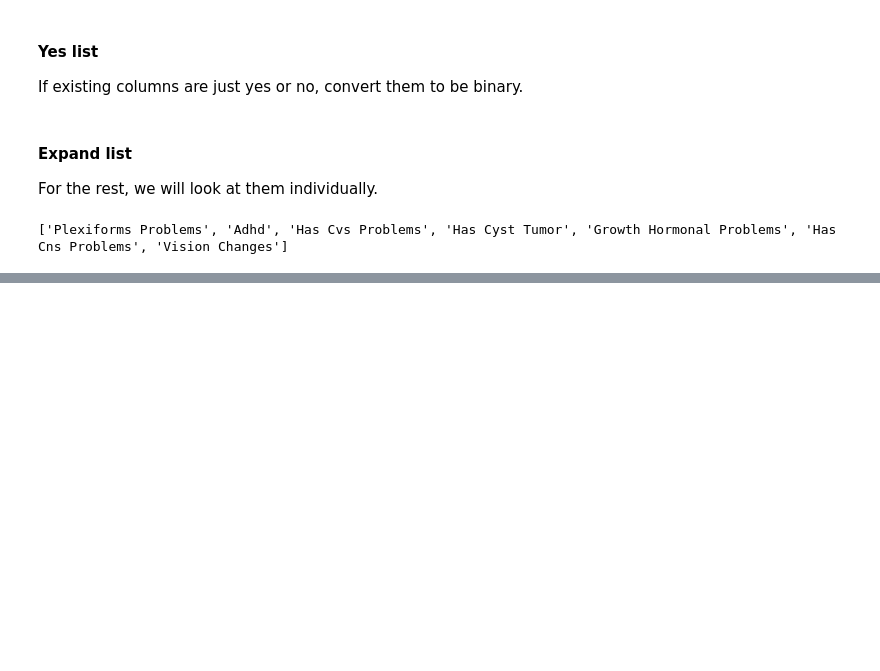
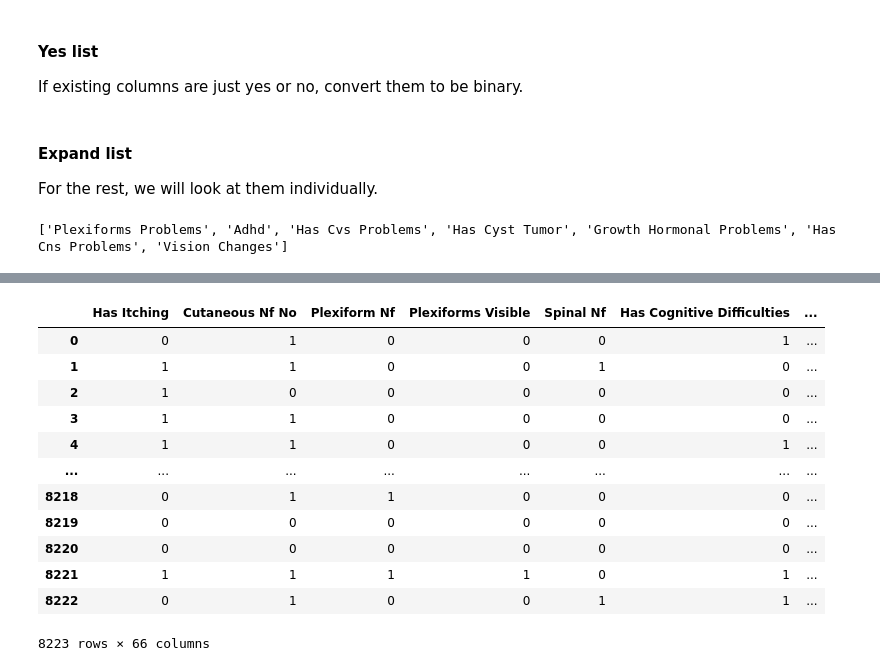
Before and after one commit to stereopickle/NF_Kids_App_PythonAPI, a Jupyter notebook: 001.Data_Prep.ipynb, the cells around one changed output, grey strips where cells are left out. Drawn from its saved outputs; the diff is of its cells as text; code cells hidden in the pictures; blank space fills up the shorter version.

Commit message:
updated initial datasets with new symptoms

```diff
--- a/001.Data_Prep.ipynb
+++ b/001.Data_Prep.ipynb
@@ -230,0 +233,12 @@ symptoms = symptoms.drop('gist', axis = 1)
+# %%
+symptoms.loc[:, 'Spots'] = np.where(symptoms['Has Spots'] + symptoms['Freckles Armpit'] + symptoms['Freckles Groin'] > 0, 1, 0)
+# %%
+symptoms = symptoms.drop(['Has Spots', 'Freckles Armpit', 'Freckles Groin'], axis = 1)
+# %%
+symptoms.loc[:, 'Heart Problem'] = np.where(symptoms['heart murmur'] + \
+                                            symptoms['heart defect'] + \
+                                            symptoms['heart valve problems'] > 0, 1, 0)
+# %%
+# adding a few more columns
+symptoms.loc[:, 'Fever'] = 0
+symptoms.loc[:, 'Nosebleed'] = 0
@@ -230,0 +312,16 @@ symptoms = symptoms.drop('gist', axis = 1)
+# %%
+symptoms.rename(columns = )
+# %% [output]
+|  | Has Itching | Cutaneous Nf No | Plexiform Nf | Plexiforms Visible | Spinal Nf | Has Cognitive Difficulties | ... |
+| 0 | 0 | 1 | 0 | 0 | 0 | 1 | ... |
+| 1 | 1 | 1 | 0 | 0 | 1 | 0 | ... |
+| 2 | 1 | 0 | 0 | 0 | 0 | 0 | ... |
+| 3 | 1 | 1 | 0 | 0 | 0 | 0 | ... |
+| 4 | 1 | 1 | 0 | 0 | 0 | 1 | ... |
+| ... | ... | ... | ... | ... | ... | ... | ... |
+| 8218 | 0 | 1 | 1 | 0 | 0 | 0 | ... |
+| 8219 | 0 | 0 | 0 | 0 | 0 | 0 | ... |
+| 8220 | 0 | 0 | 0 | 0 | 0 | 0 | ... |
+| 8221 | 1 | 1 | 1 | 1 | 0 | 1 | ... |
+| 8222 | 0 | 1 | 0 | 0 | 1 | 1 | ... |
+8223 rows × 66 columns
```
Also changed, not shown: parts of 5 cells of this notebook.
